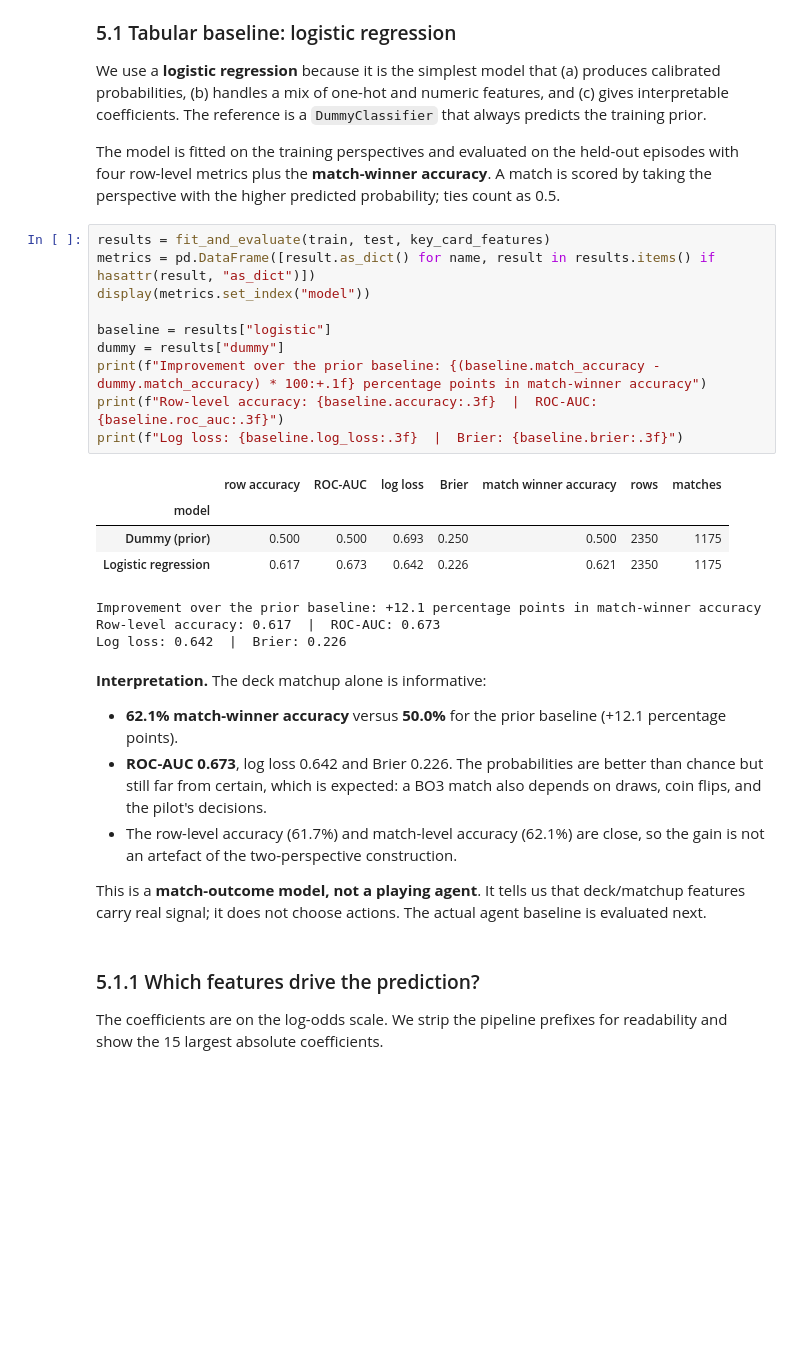
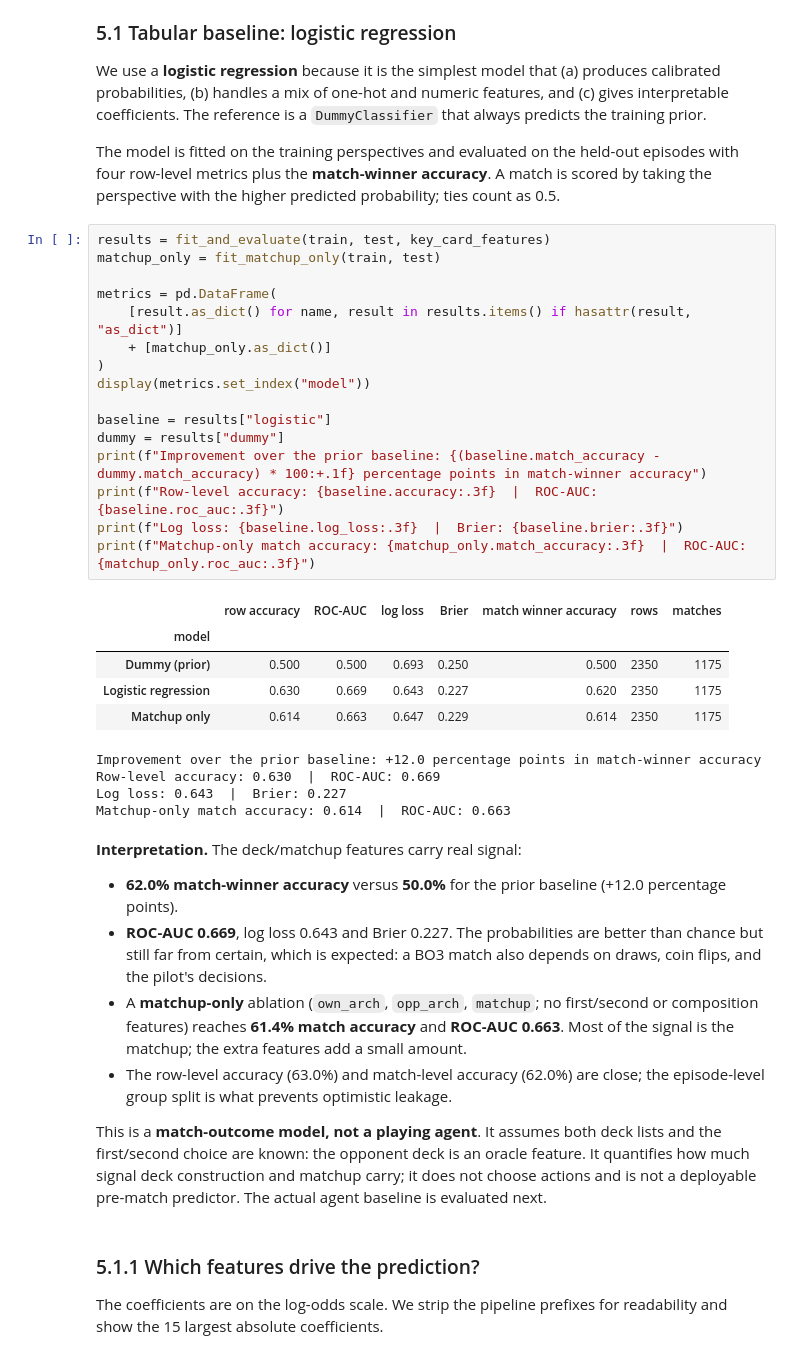
Before and after one commit to arifs122/GROUP05_CENG313, a Jupyter notebook: assignment1_eda_baseline.ipynb, the cells around one changed output. Drawn from its saved outputs; the diff is of its cells as text; blank space fills up the shorter version.

```diff
--- a/assignment1_eda_baseline.ipynb
+++ b/assignment1_eda_baseline.ipynb
@@ -717,34 +724,48 @@ accuracy**. A match is scored by taking the perspective with the higher
 predicted probability; ties count as 0.5.
 # %%
 results = fit_and_evaluate(train, test, key_card_features)
-metrics = pd.DataFrame([result.as_dict() for name, result in results.items() if hasattr(result, "as_dict")])
+matchup_only = fit_matchup_only(train, test)
+
+metrics = pd.DataFrame(
+    [result.as_dict() for name, result in results.items() if hasattr(result, "as_dict")]
+    + [matchup_only.as_dict()]
+)
 display(metrics.set_index("model"))
 
 baseline = results["logistic"]
 dummy = results["dummy"]
 print(f"Improvement over the prior baseline: {(baseline.match_accuracy - dummy.match_accuracy) * 100:+.1f} percentage points in match-winner accuracy")
 print(f"Row-level accuracy: {baseline.accuracy:.3f}  |  ROC-AUC: {baseline.roc_auc:.3f}")
 print(f"Log loss: {baseline.log_loss:.3f}  |  Brier: {baseline.brier:.3f}")
+print(f"Matchup-only match accuracy: {matchup_only.match_accuracy:.3f}  |  ROC-AUC: {matchup_only.roc_auc:.3f}")
 # %% [output]
 |  | row accuracy | ROC-AUC | log loss | Brier | match winner accuracy | rows | matches |
 | model |  |  |  |  |  |  |  |
 | Dummy (prior) | 0.500 | 0.500 | 0.693 | 0.250 | 0.500 | 2350 | 1175 |
-| Logistic regression | 0.617 | 0.673 | 0.642 | 0.226 | 0.621 | 2350 | 1175 |
+| Logistic regression | 0.630 | 0.669 | 0.643 | 0.227 | 0.620 | 2350 | 1175 |
+| Matchup only | 0.614 | 0.663 | 0.647 | 0.229 | 0.614 | 2350 | 1175 |
-Improvement over the prior baseline: +12.1 percentage points in match-winner accuracy
-Row-level accuracy: 0.617  |  ROC-AUC: 0.673
-Log loss: 0.642  |  Brier: 0.226
+Improvement over the prior baseline: +12.0 percentage points in match-winner accuracy
+Row-level accuracy: 0.630  |  ROC-AUC: 0.669
+Log loss: 0.643  |  Brier: 0.227
+Matchup-only match accuracy: 0.614  |  ROC-AUC: 0.663
 # %% [markdown]
-**Interpretation.** The deck matchup alone is informative:
-* **62.1% match-winner accuracy** versus **50.0%** for the prior baseline
-  (+12.1 percentage points).
-* **ROC-AUC 0.673**, log loss 0.642 and Brier 0.226. The probabilities are
+**Interpretation.** The deck/matchup features carry real signal:
+* **62.0% match-winner accuracy** versus **50.0%** for the prior baseline
+  (+12.0 percentage points).
+* **ROC-AUC 0.669**, log loss 0.643 and Brier 0.227. The probabilities are
   better than chance but still far from certain, which is expected: a BO3
   match also depends on draws, coin flips, and the pilot's decisions.
-* The row-level accuracy (61.7%) and match-level accuracy (62.1%) are close,
-  so the gain is not an artefact of the two-perspective construction.
+* A **matchup-only** ablation (`own_arch`, `opp_arch`, `matchup`; no
+  first/second or composition features) reaches **61.4% match accuracy** and
+  **ROC-AUC 0.663**. Most of the signal is the matchup; the extra features add
+  a small amount.
+* The row-level accuracy (63.0%) and match-level accuracy (62.0%) are close;
+  the episode-level group split is what prevents optimistic leakage.
 
-This is a **match-outcome model, not a playing agent**. It tells us that
-deck/matchup features carry real signal; it does not choose actions. The
+This is a **match-outcome model, not a playing agent**. It assumes both deck
+lists and the first/second choice are known: the opponent deck is an oracle
+feature. It quantifies how much signal deck construction and matchup carry;
+it does not choose actions and is not a deployable pre-match predictor. The
 actual agent baseline is evaluated next.
 # %% [markdown]
 ### 5.1.1 Which features drive the prediction?
```
Also changed, not shown: parts of 16 cells of this notebook, 6 other files.
